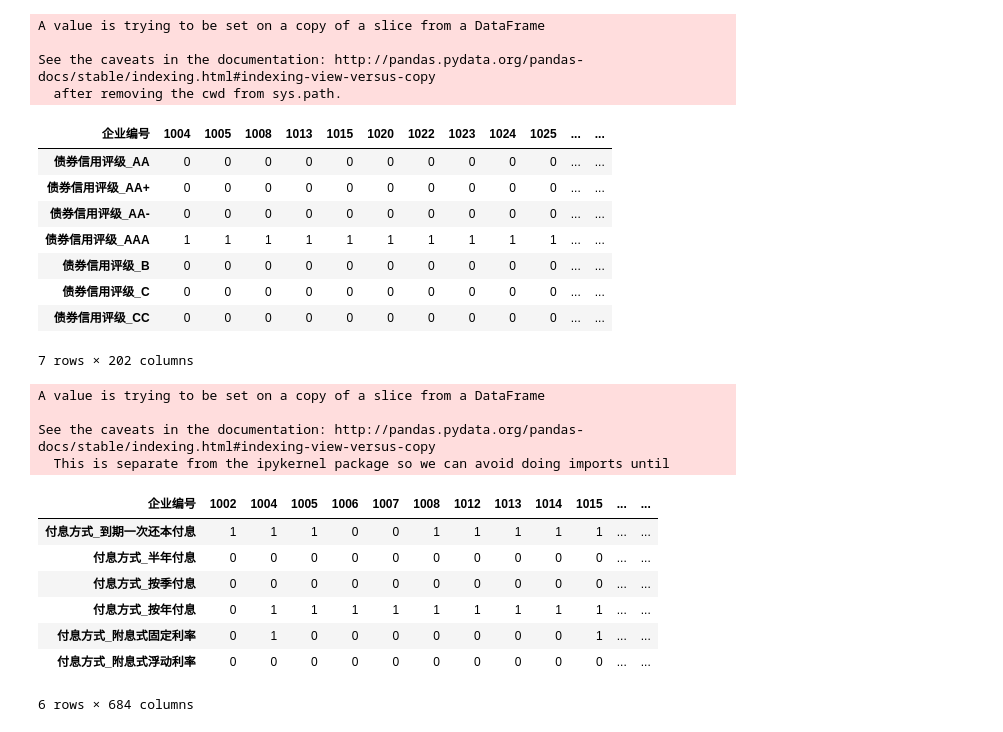
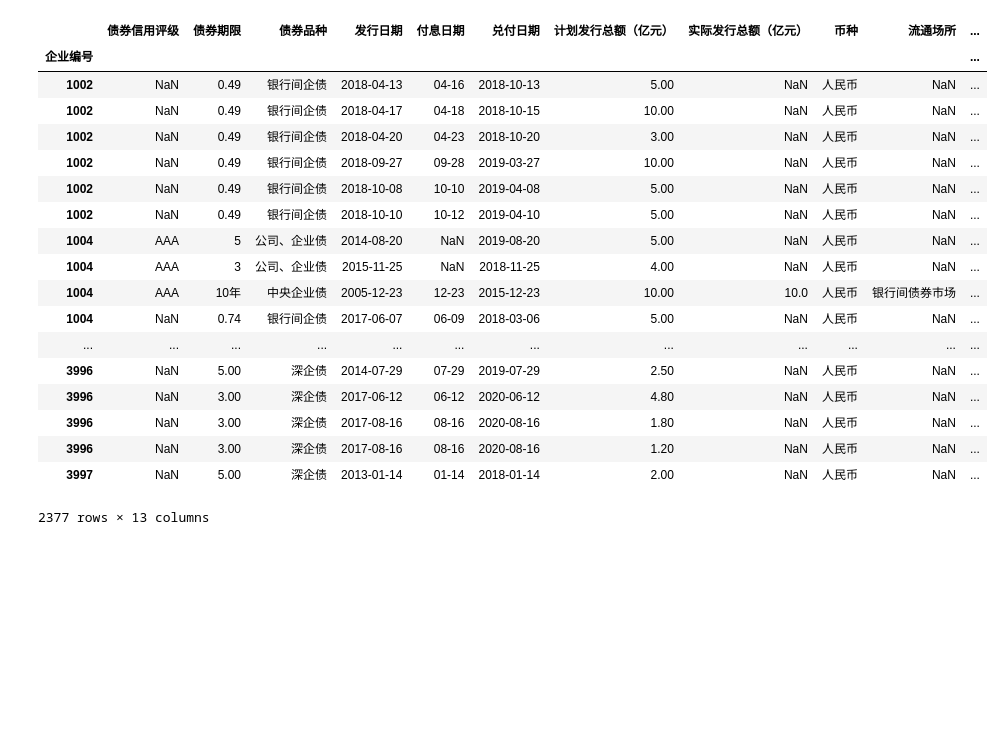
Before and after one commit to CourierKyn/isi-world-cup, a Jupyter notebook: 债券信息.ipynb, the cells around one changed output. Saved outputs shown, nothing was run; the diff lists cells and outputs as text; code cells hidden in the pictures; blank space fills up the shorter version.

```diff
--- a/债券信息.ipynb
+++ b/债券信息.ipynb
@@ -30,5 +34,2 @@ Index(['企业编号', '债券信用评级', '债券期限', '债券品种', '
        '实际发行总额（亿元）', '币种', '流通场所', '票面利率（%）', '主体信用评级', '付息方式'],
       dtype='object')
-# %%
-#将同一企业同一债券期限同一利率的重复项去除
-data.drop_duplicates(subset=['企业编号','债券期限','票面利率（%）'],keep='first',inplace=True)
@@ -90,50 +36,25 @@ See the caveats in the documentation: http://pandas.pydata.org/pandas-docs/stabl
-# %%
-#再以债券的信用评级建立虚拟变量
-data_2=data[['企业编号','债券信用评级']]
-#再将同一公司同一债券同一信用评级的去除
-data_2.drop_duplicates(subset=['企业编号','债券信用评级'],keep='first',inplace=True)
-data_2=data_2.set_index('企业编号').dropna()
-data_2=pd.get_dummies(data_2['债券信用评级'],prefix='债券信用评级')
-data_2=data_2.groupby('企业编号').sum().T
-data_2
-# %% [output]
-A value is trying to be set on a copy of a slice from a DataFrame
-
-See the caveats in the documentation: http://pandas.pydata.org/pandas-docs/stable/indexing.html#indexing-view-versus-copy
-  after removing the cwd from sys.path.
-| 企业编号 | 1004 | 1005 | 1008 | 1013 | 1015 | 1020 | 1022 | 1023 | 1024 | 1025 | ... | ... |
-| 债券信用评级_AA | 0 | 0 | 0 | 0 | 0 | 0 | 0 | 0 | 0 | 0 | ... | ... |
-| 债券信用评级_AA+ | 0 | 0 | 0 | 0 | 0 | 0 | 0 | 0 | 0 | 0 | ... | ... |
-| 债券信用评级_AA- | 0 | 0 | 0 | 0 | 0 | 0 | 0 | 0 | 0 | 0 | ... | ... |
-| 债券信用评级_AAA | 1 | 1 | 1 | 1 | 1 | 1 | 1 | 1 | 1 | 1 | ... | ... |
-| 债券信用评级_B | 0 | 0 | 0 | 0 | 0 | 0 | 0 | 0 | 0 | 0 | ... | ... |
-| 债券信用评级_C | 0 | 0 | 0 | 0 | 0 | 0 | 0 | 0 | 0 | 0 | ... | ... |
-| 债券信用评级_CC | 0 | 0 | 0 | 0 | 0 | 0 | 0 | 0 | 0 | 0 | ... | ... |
-7 rows × 202 columns
-# %%
-#提取出企业惯用的付息方式
-data_3=data[['企业编号','付息方式']]
-data_3.drop_duplicates(subset=['企业编号','付息方式'],keep='first',inplace=True)
-data_3=data_3.set_index('企业编号')
-data_3=pd.get_dummies(data_3['付息方式'],prefix='付息方式')
-data_3=data_3.groupby('企业编号').sum().T
-data_3
-# %% [output]
-A value is trying to be set on a copy of a slice from a DataFrame
-
-See the caveats in the documentation: http://pandas.pydata.org/pandas-docs/stable/indexing.html#indexing-view-versus-copy
-  This is separate from the ipykernel package so we can avoid doing imports until
-| 企业编号 | 1002 | 1004 | 1005 | 1006 | 1007 | 1008 | 1012 | 1013 | 1014 | 1015 | ... | ... |
-| 付息方式_到期一次还本付息 | 1 | 1 | 1 | 0 | 0 | 1 | 1 | 1 | 1 | 1 | ... | ... |
-| 付息方式_半年付息 | 0 | 0 | 0 | 0 | 0 | 0 | 0 | 0 | 0 | 0 | ... | ... |
-| 付息方式_按季付息 | 0 | 0 | 0 | 0 | 0 | 0 | 0 | 0 | 0 | 0 | ... | ... |
-| 付息方式_按年付息 | 0 | 1 | 1 | 1 | 1 | 1 | 1 | 1 | 1 | 1 | ... | ... |
-| 付息方式_附息式固定利率 | 0 | 1 | 0 | 0 | 0 | 0 | 0 | 0 | 0 | 1 | ... | ... |
-| 付息方式_附息式浮动利率 | 0 | 0 | 0 | 0 | 0 | 0 | 0 | 0 | 0 | 0 | ... | ... |
-6 rows × 684 columns
-# %%
-data=data_1.append(data_2)
-data=data.append(data_3)
 # %%
-data=data.reindex(columns=list(range(1001,4001))).fillna(0)
-data.to_pickle('债券信息.pickle')
+data.drop_duplicates(keep='first',inplace=True)
+count=pd.DataFrame(data.index.value_counts()).T.reindex(columns=list(range(1001,4001))).fillna(0)
+count.index=pd.Index(['招投标_count'])
+data
+# %% [output]
+|  | 债券信用评级 | 债券期限 | 债券品种 | 发行日期 | 付息日期 | 兑付日期 | 计划发行总额（亿元） | 实际发行总额（亿元） | 币种 | 流通场所 | ... |
+| 企业编号 |  |  |  |  |  |  |  |  |  |  | ... |
+| 1002 | NaN | 0.49 | 银行间企债 | 2018-04-13 | 04-16 | 2018-10-13 | 5.00 | NaN | 人民币 | NaN | ... |
+| 1002 | NaN | 0.49 | 银行间企债 | 2018-04-17 | 04-18 | 2018-10-15 | 10.00 | NaN | 人民币 | NaN | ... |
+| 1002 | NaN | 0.49 | 银行间企债 | 2018-04-20 | 04-23 | 2018-10-20 | 3.00 | NaN | 人民币 | NaN | ... |
+| 1002 | NaN | 0.49 | 银行间企债 | 2018-09-27 | 09-28 | 2019-03-27 | 10.00 | NaN | 人民币 | NaN | ... |
+| 1002 | NaN | 0.49 | 银行间企债 | 2018-10-08 | 10-10 | 2019-04-08 | 5.00 | NaN | 人民币 | NaN | ... |
+| 1002 | NaN | 0.49 | 银行间企债 | 2018-10-10 | 10-12 | 2019-04-10 | 5.00 | NaN | 人民币 | NaN | ... |
+| 1004 | AAA | 5 | 公司、企业债 | 2014-08-20 | NaN | 2019-08-20 | 5.00 | NaN | 人民币 | NaN | ... |
+| 1004 | AAA | 3 | 公司、企业债 | 2015-11-25 | NaN | 2018-11-25 | 4.00 | NaN | 人民币 | NaN | ... |
+| 1004 | AAA | 10年 | 中央企业债 | 2005-12-23 | 12-23 | 2015-12-23 | 10.00 | 10.0 | 人民币 | 银行间债券市场 | ... |
+| 1004 | NaN | 0.74 | 银行间企债 | 2017-06-07 | 06-09 | 2018-03-06 | 5.00 | NaN | 人民币 | NaN | ... |
+| ... | ... | ... | ... | ... | ... | ... | ... | ... | ... | ... | ... |
+| 3996 | NaN | 5.00 | 深企债 | 2014-07-29 | 07-29 | 2019-07-29 | 2.50 | NaN | 人民币 | NaN | ... |
+| 3996 | NaN | 3.00 | 深企债 | 2017-06-12 | 06-12 | 2020-06-12 | 4.80 | NaN | 人民币 | NaN | ... |
+| 3996 | NaN | 3.00 | 深企债 | 2017-08-16 | 08-16 | 2020-08-16 | 1.80 | NaN | 人民币 | NaN | ... |
+| 3996 | NaN | 3.00 | 深企债 | 2017-08-16 | 08-16 | 2020-08-16 | 1.20 | NaN | 人民币 | NaN | ... |
+| 3997 | NaN | 5.00 | 深企债 | 2013-01-14 | 01-14 | 2018-01-14 | 2.00 | NaN | 人民币 | NaN | ... |
+2377 rows × 13 columns
```
Also changed, not shown: parts of 18 cells of this notebook, 24 other files.
